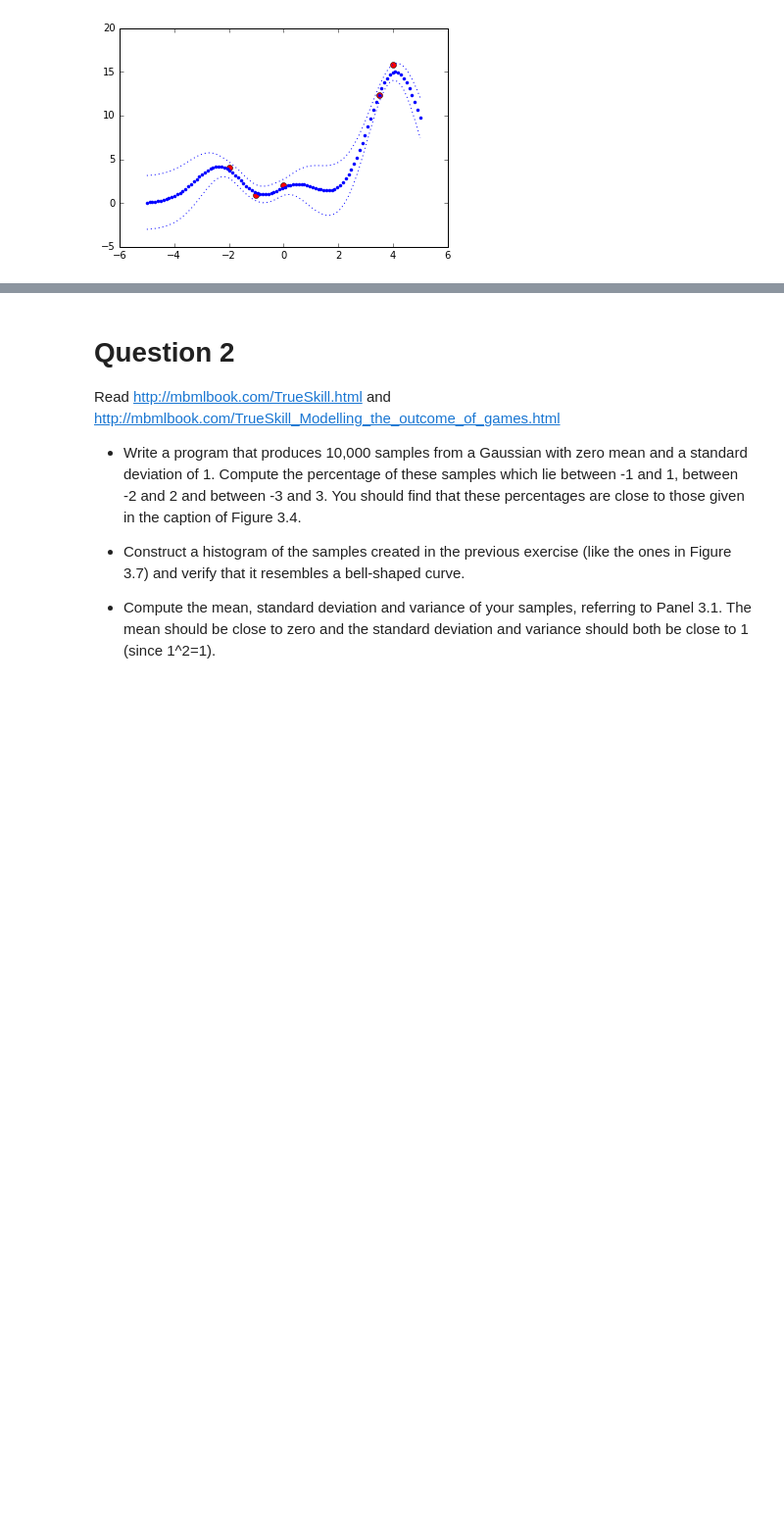
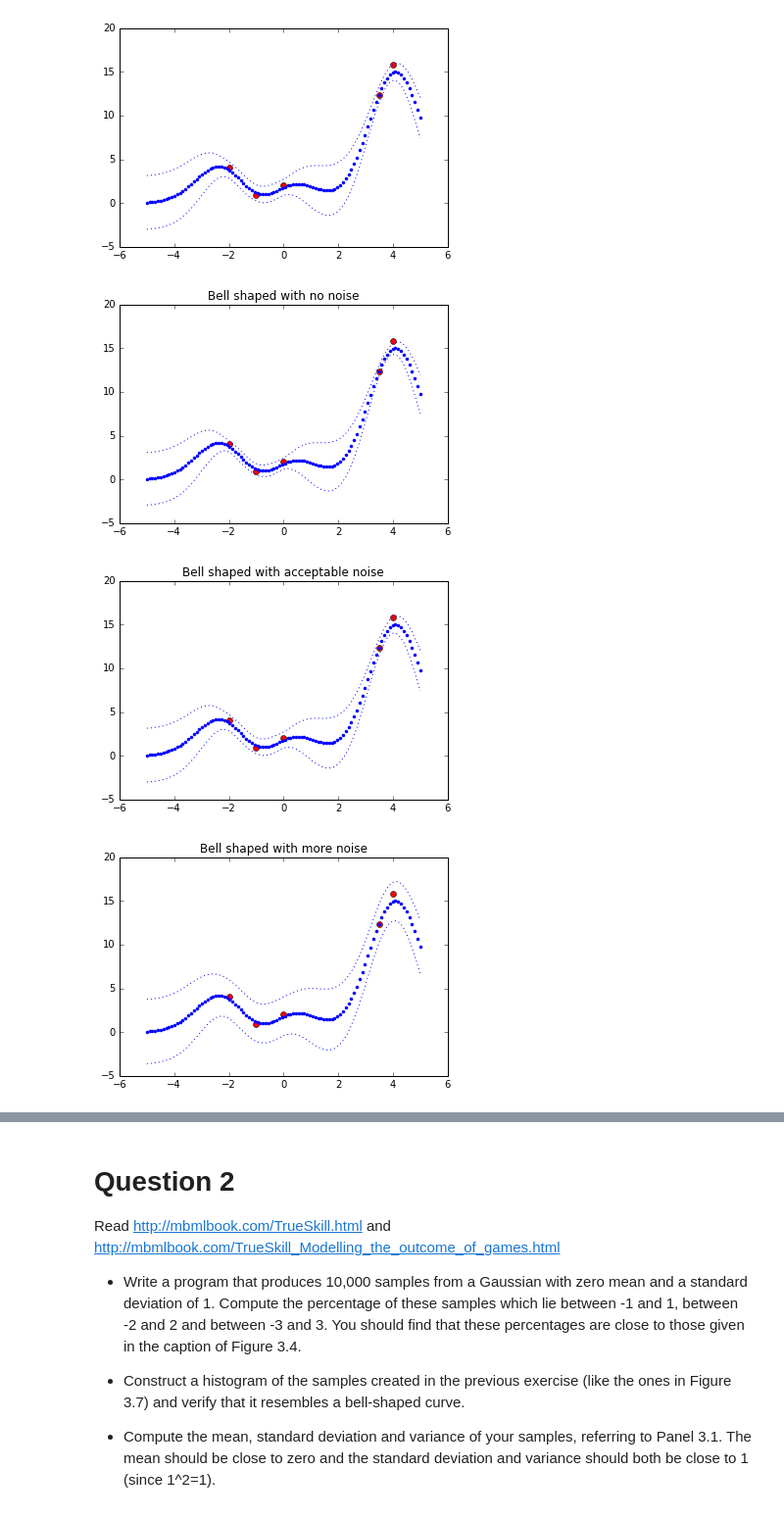
Before and after one commit to idilgun/notes, a Jupyter notebook: swe582/SWE582 TakeHome 2016.ipynb, the cells around one changed output, grey strips where cells are left out. Shown at 98% size. Drawn from its saved outputs; the diff is of its cells as text; code cells hidden in the pictures; blank space fills up the shorter version.

```diff
--- a/swe582/SWE582 TakeHome 2016.ipynb
+++ b/swe582/SWE582 TakeHome 2016.ipynb
@@ -179,0 +211,37 @@ plt.show()
+# %%
+R = 0
+
+mu_Bell_noNoise, var_Bell_noNoise = getParamsForBellShaped(x,y,R)
+
+plt.title('Bell shaped with no noise')
+plt.plot(x,y,'or')
+plt.plot(xx,mu_Bell_noNoise,'b.')
+plt.plot(xx,mu_Bell_noNoise+3*np.sqrt(var_Bell_noNoise),'b:')
+plt.plot(xx,mu_Bell_noNoise-3*np.sqrt(var_Bell_noNoise),'b:')
+plt.show()
+
+R = 0.05
+
+mu_Bell_acceptableNoise, var_Bell_acceptableNoise = getParamsForBellShaped(x,y,R)
+
+plt.title('Bell shaped with acceptable noise')
+plt.plot(x,y,'or')
+plt.plot(xx,mu_Bell_acceptableNoise,'b.')
+plt.plot(xx,mu_Bell_acceptableNoise+3*np.sqrt(var_Bell_acceptableNoise),'b:')
+plt.plot(xx,mu_Bell_acceptableNoise-3*np.sqrt(var_Bell_acceptableNoise),'b:')
+plt.show()
+
+R = 0.5
+
+mu_Bell_Noise, var_Bell_Noise = getParamsForBellShaped(x,y,R)
+
+plt.title('Bell shaped with more noise')
+plt.plot(x,y,'or')
+plt.plot(xx,mu_Bell_Noise,'b.')
+plt.plot(xx,mu_Bell_Noise+3*np.sqrt(var_Bell_Noise),'b:')
+plt.plot(xx,mu_Bell_Noise-3*np.sqrt(var_Bell_Noise),'b:')
+plt.show()
+# %% [output]
+[figure, added]
+[figure, added]
+[figure, added]
```
Also changed, not shown: parts of 12 cells of this notebook.
